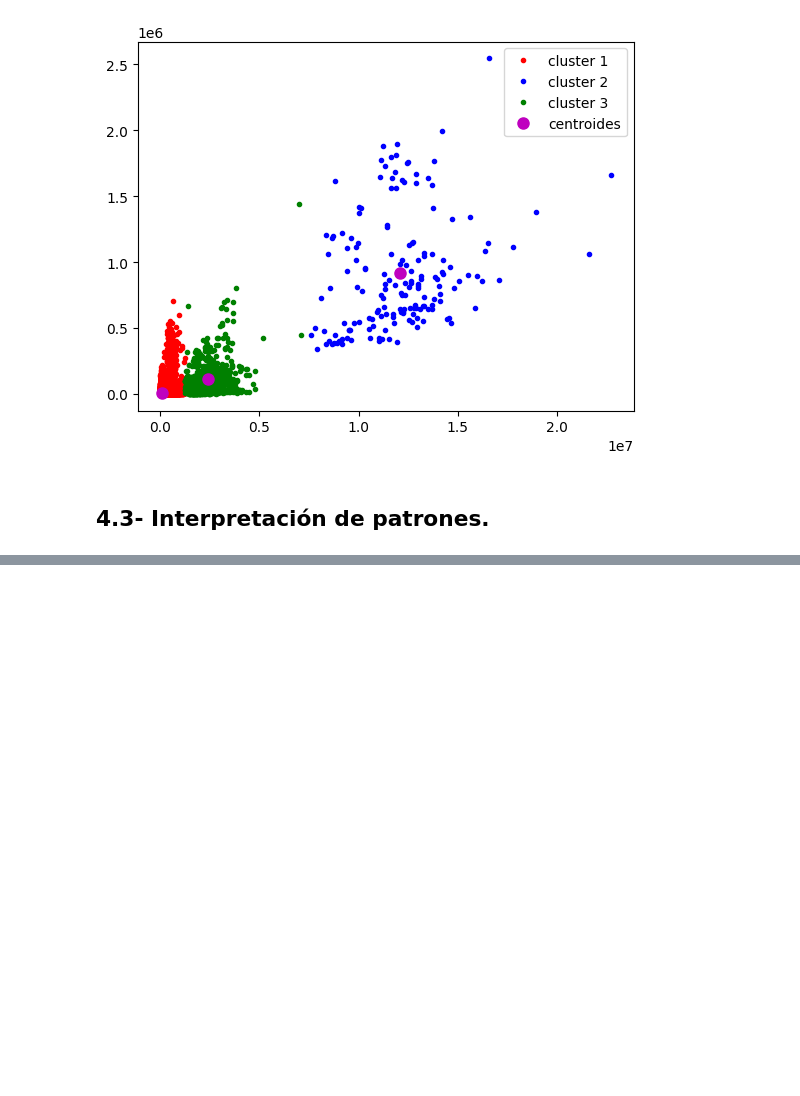
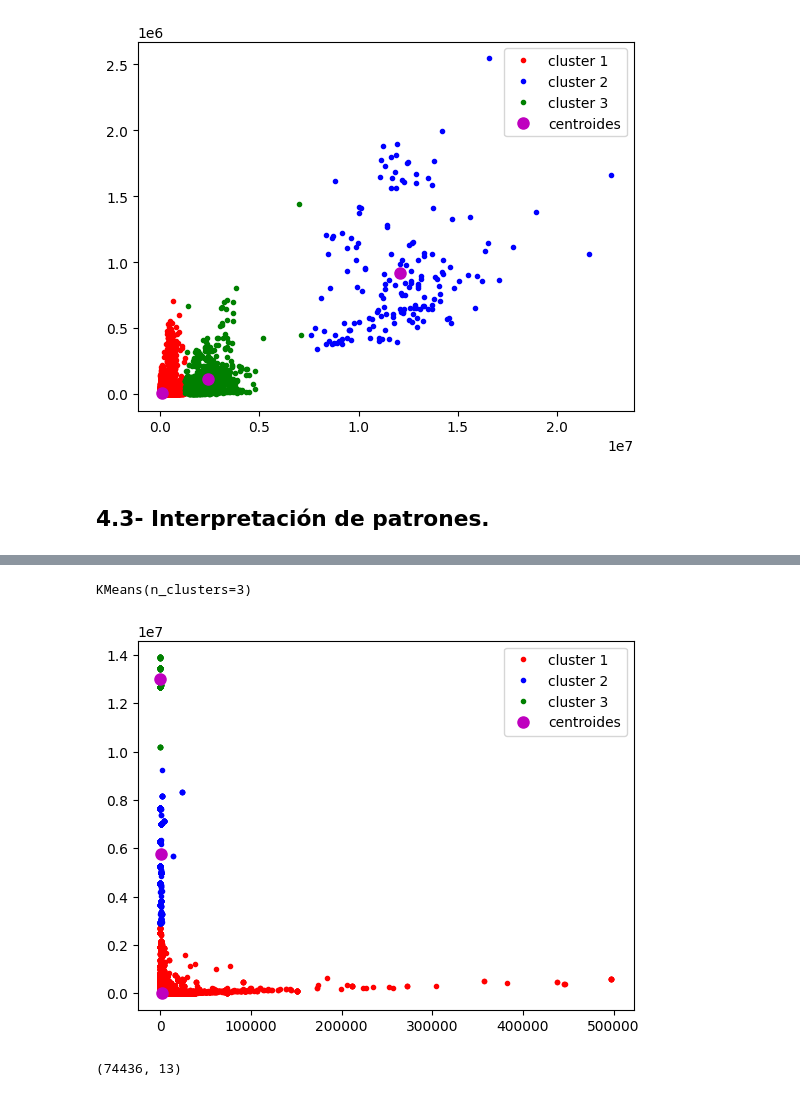
Before and after one commit to AvenDani/trabajoAnalitica, a Jupyter notebook: TC1002S.ipynb, the cells around one changed output, grey strips where cells are left out. Drawn from its saved outputs; the diff is of its cells as text; code cells hidden in the pictures; blank space fills up the shorter version.

```diff
--- a/TC1002S.ipynb
+++ b/TC1002S.ipynb
@@ -479,0 +514,24 @@ plt.show()
+# %%
+n = 3
+k_means = KMeans(n_clusters=n)
+k_means.fit(data2)
+# %% [output]
+KMeans(n_clusters=3)
+# %%
+centroides = k_means.cluster_centers_
+etiquetas = k_means.labels_
+# %%
+plt.plot(data2[etiquetas==0,0],data2[etiquetas==0,1],'r.', label='cluster 1')
+plt.plot(data2[etiquetas==1,0],data2[etiquetas==1,1],'b.', label='cluster 2')
+plt.plot(data2[etiquetas==2,0],data2[etiquetas==2,1],'g.', label='cluster 3')
+
+plt.plot(centroides[:,0],centroides[:,1],'mo',markersize=8, label='centroides')
+
+plt.legend(loc='best')
+plt.show()
+# %% [output]
+[figure, added]
+# %%
+dfc.shape
+# %% [output]
+(74436, 13)
```
Also changed, not shown: parts of 15 cells of this notebook.
